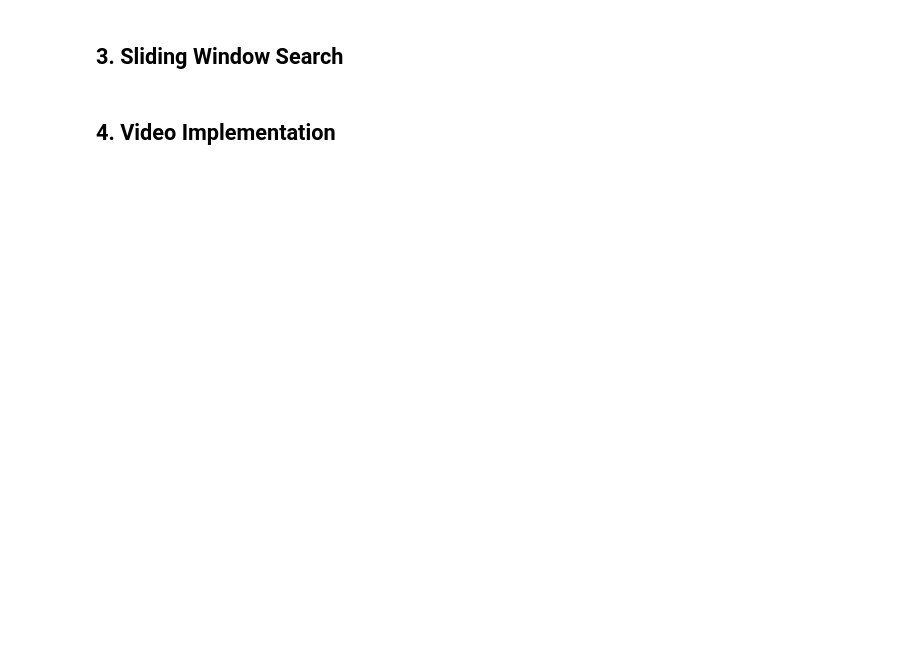
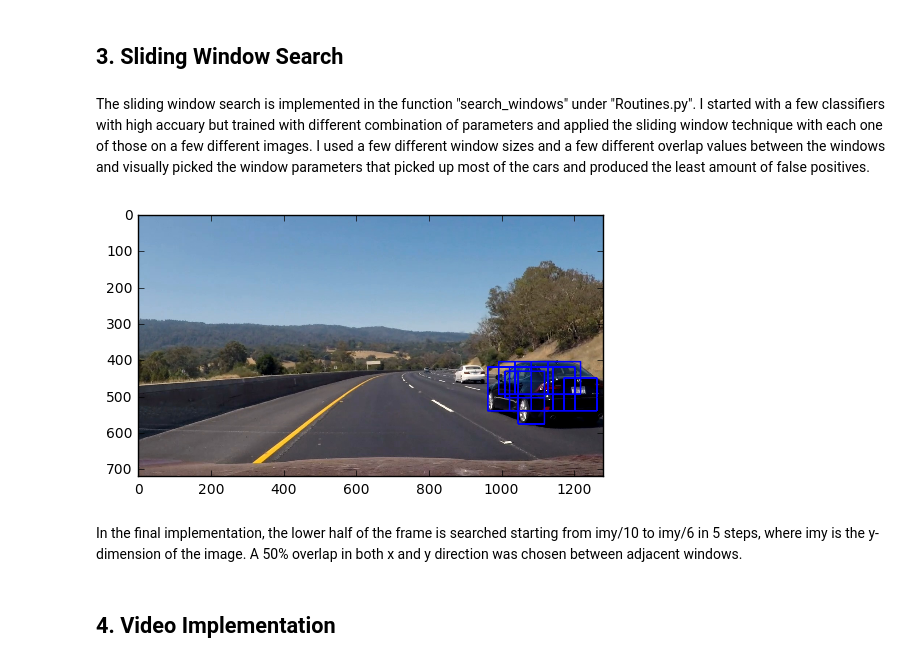
Before and after one commit to itoyjakra/Udacity_CarND, a Jupyter notebook: Term1/Project5/Submission.ipynb, the cells around one changed output. Cells and saved outputs as stored; diff of their text form; code cells hidden in the pictures; blank space fills up the shorter version.

Commit message:
Submission notebook actually finalized

```diff
--- a/Term1/Project5/Submission.ipynb
+++ b/Term1/Project5/Submission.ipynb
@@ -48,0 +54,3 @@ The grid search is performed in the function "param_search" under "detect.py". T
+# %%
+from detect import train_model
+clf, scaler, params = train_model('regular')
@@ -49,4 +66,19 @@ The grid search is performed in the function "param_search" under "detect.py". T
 # %% [markdown]
 ## 3. Sliding Window Search
+# %% [markdown]
+The sliding window search is implemented in the function "search_windows" under "Routines.py". I started with a
+few classifiers with high accuary but trained with different combination of parameters and applied the sliding
+window technique with each one of those on a few different images. I used a few different window sizes and a few
+different overlap values between the windows and visually picked the window parameters that picked up most of the
+cars and produced the least amount of false positives.
+# %%
+from detect import plot_bounding_box
+image = mpimg.imread("output_images/frame740.jpg")
+_ = plot_bounding_box(image, clf, scaler, params, plot_box=True)
+# %% [output]
+[figure, added]
+# %% [markdown]
+In the final implementation, the lower half of the frame is searched starting from imy/10 to imy/6 in 5 steps, where
+imy is the y-dimension of the image. A 50% overlap in both x and y direction was chosen between adjacent windows.
 # %% [markdown]
 ## 4. Video Implementation
```
Also changed, not shown: parts of 9 cells of this notebook.
